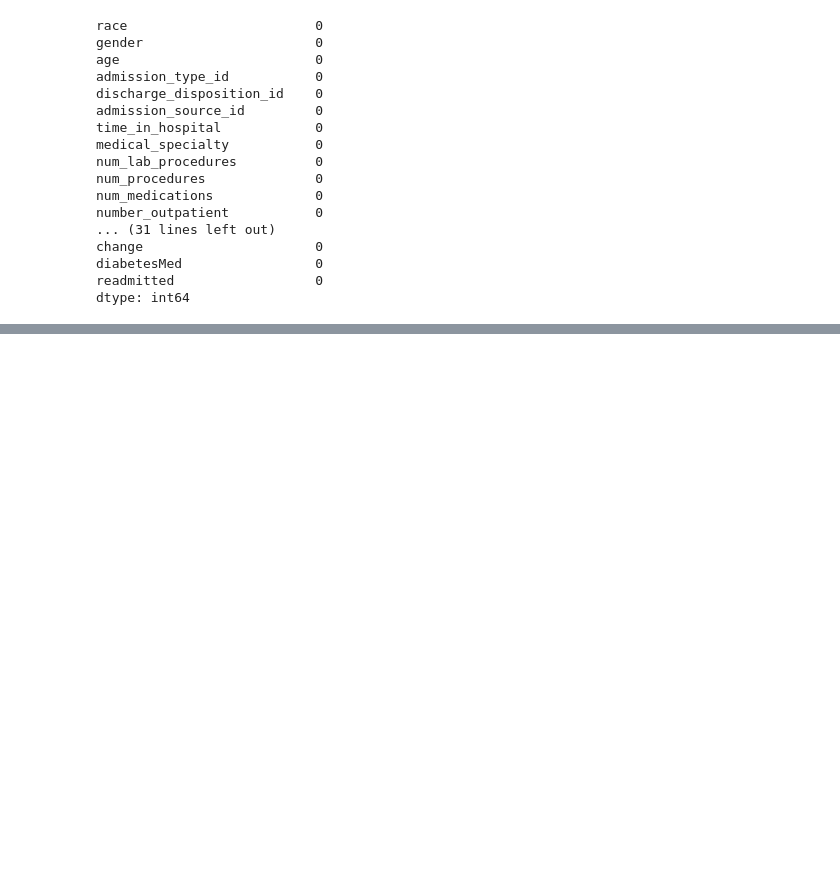
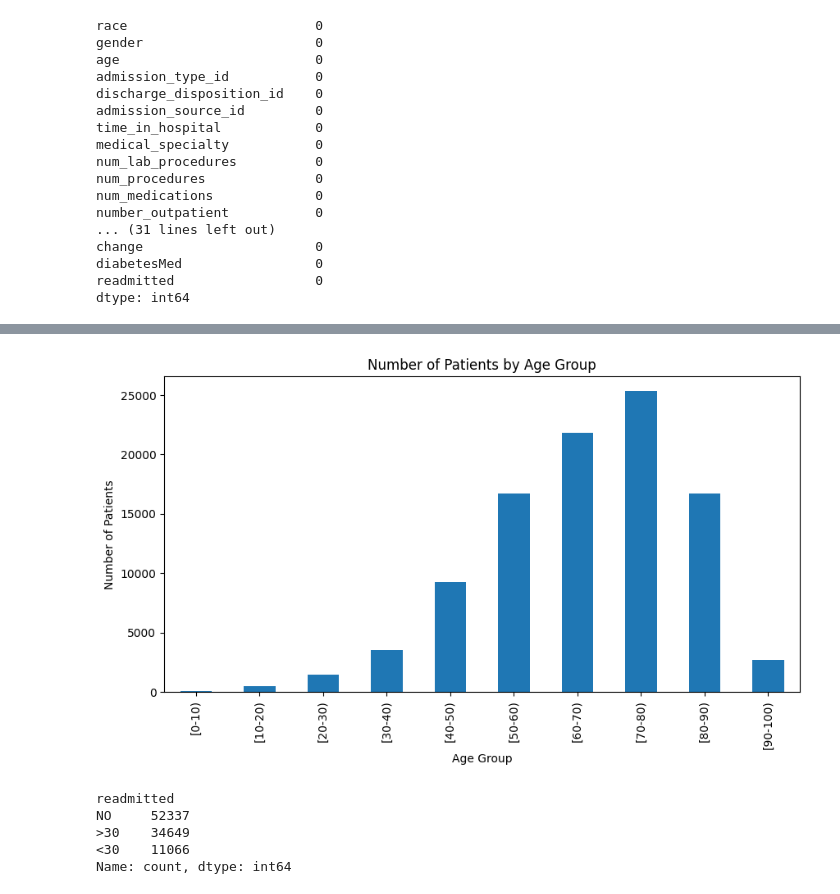
Before and after one commit to Mehdi83/diabetes-cleaning-project, a Jupyter notebook: cleaning.ipynb, the cells around one changed output, grey strips where cells are left out. Drawn from its saved outputs; the diff is of its cells as text; code cells hidden in the pictures; blank space fills up the shorter version.

Commit message:
Add duplicate check, outlier analysis, and exploratory charts

```diff
--- a/cleaning.ipynb
+++ b/cleaning.ipynb
@@ -325,0 +372,2 @@ dtype: int64
+# %%
+age_counts = df['age'].value_counts().sort_index()
@@ -325,0 +389,7 @@ dtype: int64
+# %%
+age_counts.plot(kind='bar', figsize=(10, 5), title='Number of Patients by Age Group')
+plt.xlabel('Age Group')
+plt.ylabel('Number of Patients')
+plt.show()
+# %% [output]
+[figure, added]
@@ -325,0 +398,8 @@ dtype: int64
+# %%
+readmit_counts
+# %% [output]
+readmitted
+NO     52337
+>30    34649
+<30    11066
+Name: count, dtype: int64
```
Also changed, not shown: parts of 15 cells of this notebook.
